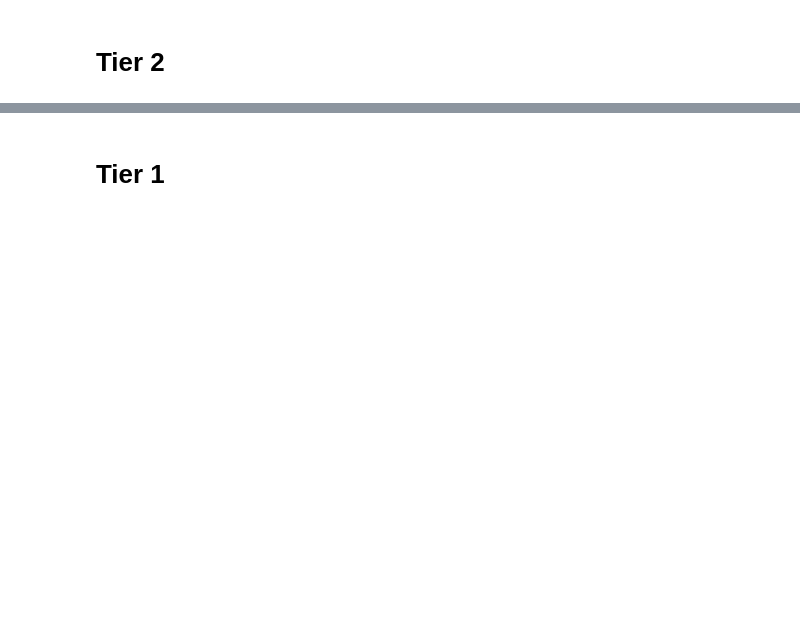
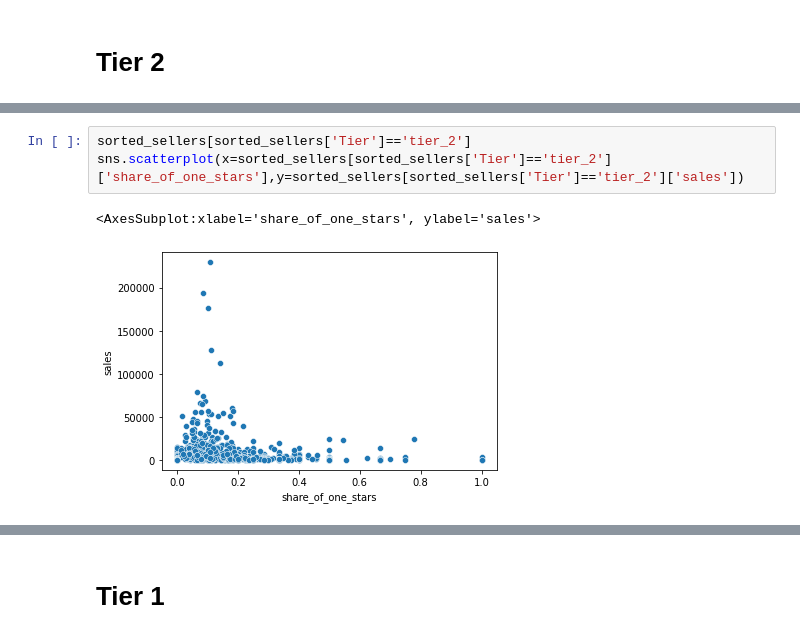
Before and after one commit to LouiseDantas/OLIST, a Jupyter notebook: olist_rev.ipynb, the cells around one changed output, grey strips where cells are left out. Cells and saved outputs as stored; diff of their text form; blank space fills up the shorter version.

```diff
--- a/olist_rev.ipynb
+++ b/olist_rev.ipynb
@@ -246,0 +237,6 @@ plt.show()
+# %%
+sorted_sellers[sorted_sellers['Tier']=='tier_2']
+sns.scatterplot(x=sorted_sellers[sorted_sellers['Tier']=='tier_2']['share_of_one_stars'],y=sorted_sellers[sorted_sellers['Tier']=='tier_2']['sales'])
+# %% [output]
+<AxesSubplot:xlabel='share_of_one_stars', ylabel='sales'>
+[figure, added]
```
Also changed, not shown: parts of 63 cells of this notebook.
